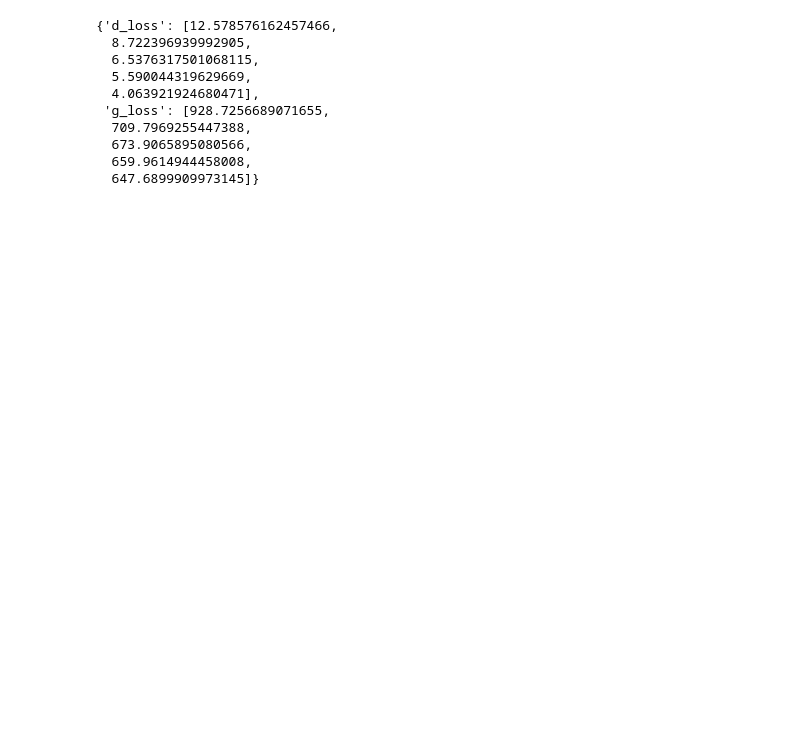
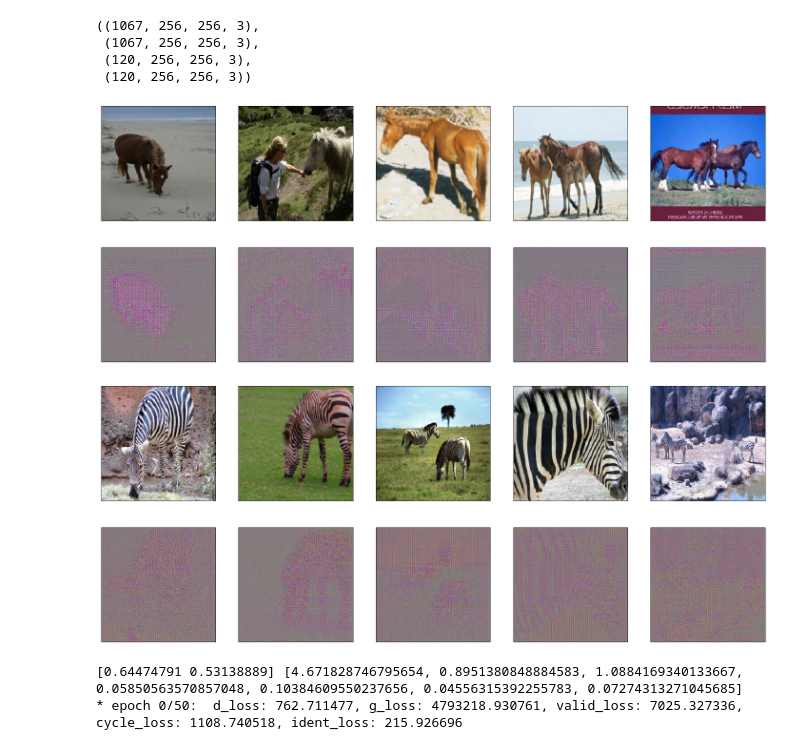
Before and after one commit to yebiny/GenerativeModels-tf2.0, a Jupyter notebook: 5-CycleGAN/run_cyclegan.ipynb, the cells around one changed output. Saved outputs shown, nothing was run; the diff lists cells and outputs as text; code cells hidden in the pictures; blank space fills up the shorter version.

Commit message:
cyclegan fix bug -compile

```diff
--- a/5-CycleGAN/run_cyclegan.ipynb
+++ b/5-CycleGAN/run_cyclegan.ipynb
@@ -1,6 +1,12 @@
 # %%
 from data_generator import *
 
-DG = DataGenerator('horse2zebra', 128, 128)
+DG = DataGenerator('horse2zebra', 256, 256)
 a_train, b_train, a_test, b_test = DG.get_dataset()
+
 a_train.shape, b_train.shape, a_test.shape, b_test.shape
+# %% [output]
+((1067, 256, 256, 3),
+ (1067, 256, 256, 3),
+ (120, 256, 256, 3),
+ (120, 256, 256, 3))
@@ -15,19 +13,19 @@ disc_b = builder.build_discriminator(name='D_b')
+# %%
+from tensorflow_examples.models.pix2pix import pix2pix
+gene_ab = pix2pix.unet_generator(3, norm_type='instancenorm')
+gene_ba = pix2pix.unet_generator(3, norm_type='instancenorm')
+
+disc_a = pix2pix.discriminator(norm_type='instancenorm', target=False)
+disc_b = pix2pix.discriminator(norm_type='instancenorm', target=False)
 # %%
 from cycleGAN import *
 
-model = CycleGAN(gene_a, gene_b, disc_a, disc_b)
+model = CycleGAN(gene_ab, gene_ba, disc_a, disc_b, input_shape=(256,256,3), patch_shape=(30,30,1))
 model.compile(tf.optimizers.Adam(0.0002, 0.5))
-history = model.train(a_train, b_train, 5, 16)
-# %%
-history
-# %% [output]
-{'d_loss': [12.578576162457466,
-  8.722396939992905,
-  6.5376317501068115,
-  5.590044319629669,
-  4.063921924680471],
- 'g_loss': [928.7256689071655,
-  709.7969255447388,
-  673.9065895080566,
-  659.9614944458008,
-  647.6899909973145]}
+# %%
+history = model.fit(a_train, b_train, epochs=50, batch_size=1, img_iter=5, save_path='results/pix2pix_horse2zebra2/')
+# %% [output]
+[figure, added]
+[figure, added]
+[0.64474791 0.53138889] [4.671828746795654, 0.8951380848884583, 1.0884169340133667, 0.05850563570857048, 0.10384609550237656, 0.04556315392255783, 0.07274313271045685]
+* epoch 0/50:  d_loss: 762.711477, g_loss: 4793218.930761, valid_loss: 7025.327336, cycle_loss: 1108.740518, ident_loss: 215.926696
```
Also changed, not shown: parts of 1 cell of this notebook, 1 other file.
